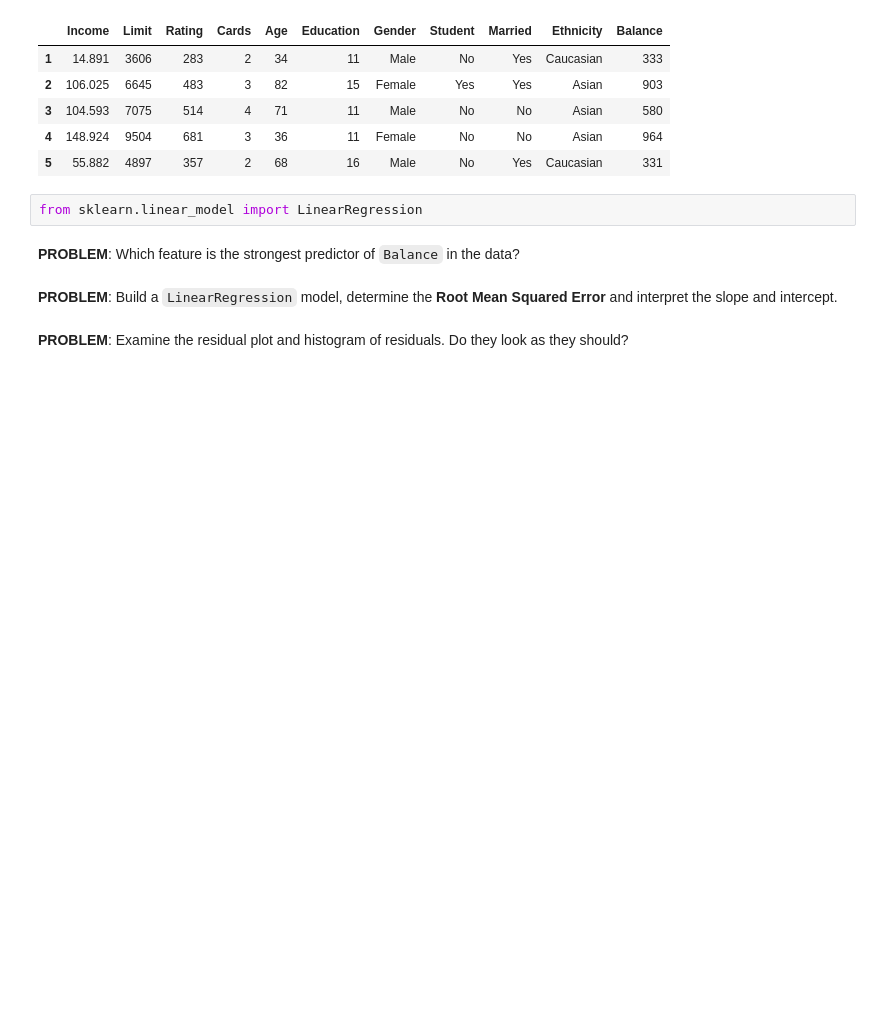
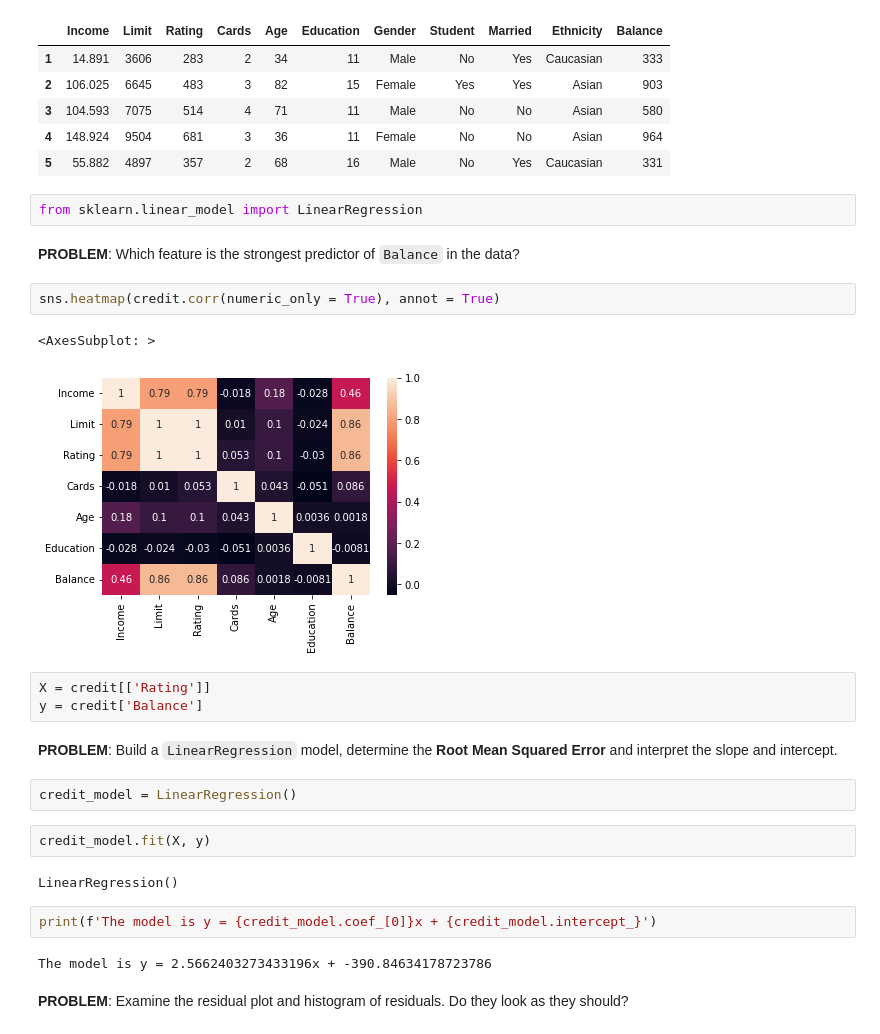
Before and after one commit to jfkoehler/nyu_bootcamp_fa24, a Jupyter notebook: _build/jupyter_execute/regression_intro.ipynb, the cells around one changed output. Drawn from its saved outputs; the diff is of its cells as text; blank space fills up the shorter version.

```diff
--- a/_build/jupyter_execute/regression_intro.ipynb
+++ b/_build/jupyter_execute/regression_intro.ipynb
@@ -342,7 +398,25 @@ credit.head()
 from sklearn.linear_model import LinearRegression
 # %% [markdown]
 **PROBLEM**: Which feature is the strongest predictor of `Balance` in the data?
+# %%
+sns.heatmap(credit.corr(numeric_only = True), annot = True)
+# %% [output]
+<AxesSubplot: >
+[figure, added]
+# %%
+X = credit[['Rating']]
+y = credit['Balance']
 # %% [markdown]
 **PROBLEM**: Build a `LinearRegression` model, determine the **Root Mean Squared Error** and interpret the slope and intercept.
+# %%
+credit_model = LinearRegression()
+# %%
+credit_model.fit(X, y)
+# %% [output]
+LinearRegression()
+# %%
+print(f'The model is y = {credit_model.coef_[0]}x + {credit_model.intercept_}')
+# %% [output]
+The model is y = 2.5662403273433196x + -390.84634178723786
 # %% [markdown]
 **PROBLEM**: Examine the residual plot and histogram of residuals.  Do they look as they should?
```
Also changed, not shown: parts of 17 cells of this notebook, 32 other files.
